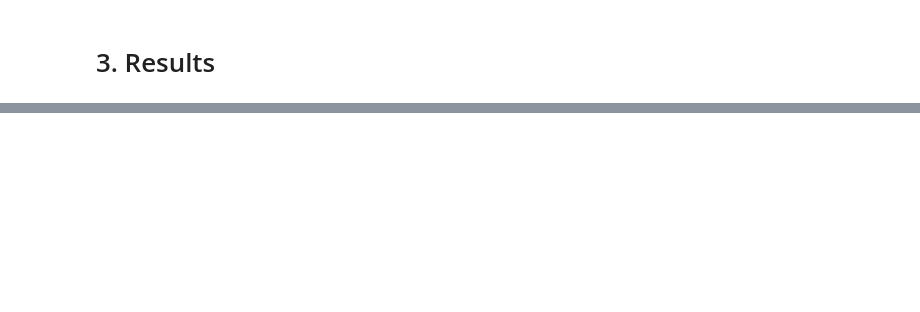
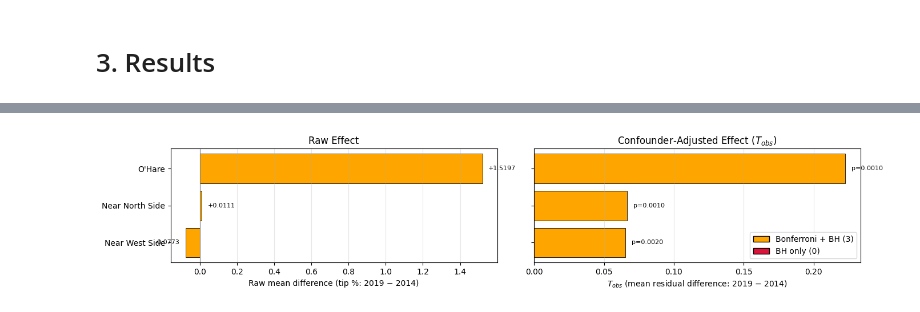
Before and after one commit to frank22lin/Multiple-Testing-Project, a Jupyter notebook: hypothesis1.ipynb, the cells around one changed output, grey strips where cells are left out. Cells and saved outputs as stored; diff of their text form; code cells hidden in the pictures; blank space fills up the shorter version.

```diff
--- a/hypothesis1.ipynb
+++ b/hypothesis1.ipynb
@@ -690,0 +586,47 @@ Since each ride is assigned to a single pickup community area, the per-area test
+# %%
+from matplotlib.patches import Patch
+
+# ── Horizontal bar plots: raw mean difference & T_obs for BH discoveries ──
+disc = res_df[res_df['bh_reject']].copy()
+disc = disc.sort_values('T_obs')  # order by T statistic
+
+colors = ['orange' if b else 'crimson' for b in disc['bonf_reject']]
+h = max(3, 0.7 * len(disc))
+
+fig, (ax1, ax2) = plt.subplots(1, 2, figsize=(14, h), sharey=True)
+
+# ── Left panel: raw mean difference ──
+ax1.barh(disc['area_name'], disc['effect_raw'], color=colors, edgecolor='black', linewidth=0.6)
+ax1.axvline(0, color='grey', ls='-', lw=0.8)
+ax1.set_xlabel('Raw mean difference (tip %: 2019 − 2014)')
+ax1.set_title('Raw Effect')
+for i, (_, row) in enumerate(disc.iterrows()):
+    offset = 0.02 * (disc['effect_raw'].abs().max())
+    x_pos = row['effect_raw'] + (offset if row['effect_raw'] >= 0 else -offset)
+    ha = 'left' if row['effect_raw'] >= 0 else 'right'
+    ax1.text(x_pos, i, f"{row['effect_raw']:+.4f}", va='center', ha=ha, fontsize=8)
+ax1.grid(True, axis='x', alpha=0.3)
+
+# ── Right panel: T statistic (confounder-adjusted) ──
+ax2.barh(disc['area_name'], disc['T_obs'], color=colors, edgecolor='black', linewidth=0.6)
+ax2.axvline(0, color='grey', ls='-', lw=0.8)
+ax2.set_xlabel('$T_{obs}$ (mean residual difference: 2019 − 2014)')
+ax2.set_title('Confounder-Adjusted Effect ($T_{obs}$)')
+for i, (_, row) in enumerate(disc.iterrows()):
+    offset = 0.02 * (disc['T_obs'].abs().max())
+    x_pos = row['T_obs'] + (offset if row['T_obs'] >= 0 else -offset)
+    ha = 'left' if row['T_obs'] >= 0 else 'right'
+    ax2.text(x_pos, i, f"p={row['raw_p']:.4f}", va='center', ha=ha, fontsize=8)
+ax2.grid(True, axis='x', alpha=0.3)
+
+# Legend
+legend_elements = [
+    Patch(facecolor='orange', edgecolor='black', label=f'Bonferroni + BH ({disc["bonf_reject"].sum()})'),
+    Patch(facecolor='crimson', edgecolor='black', label=f'BH only ({(~disc["bonf_reject"]).sum()})'),
+]
+ax2.legend(handles=legend_elements, loc='lower right')
+
+plt.tight_layout()
+plt.show()
+# %% [output]
+[figure, added]
```
Also changed, not shown: parts of 16 cells of this notebook.
